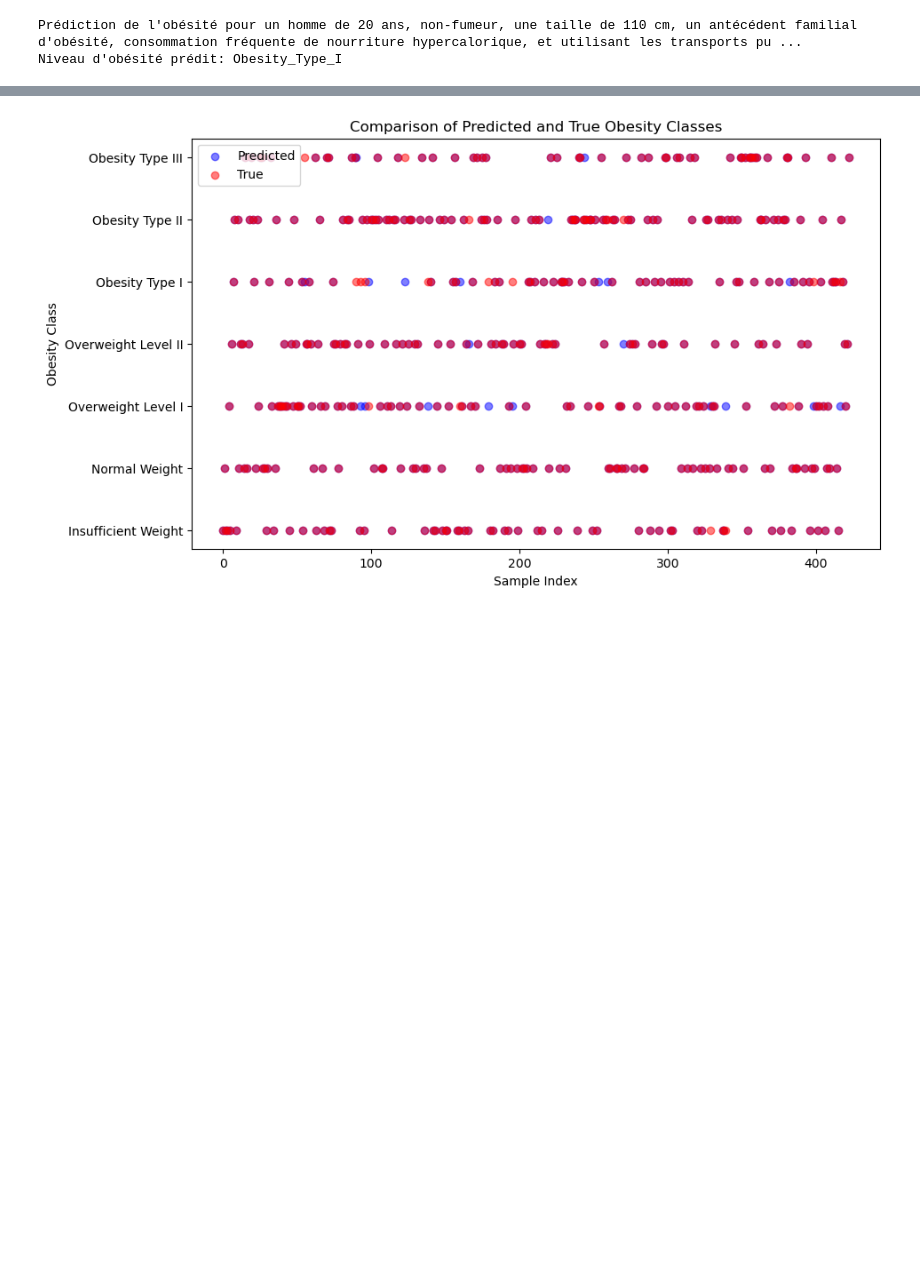
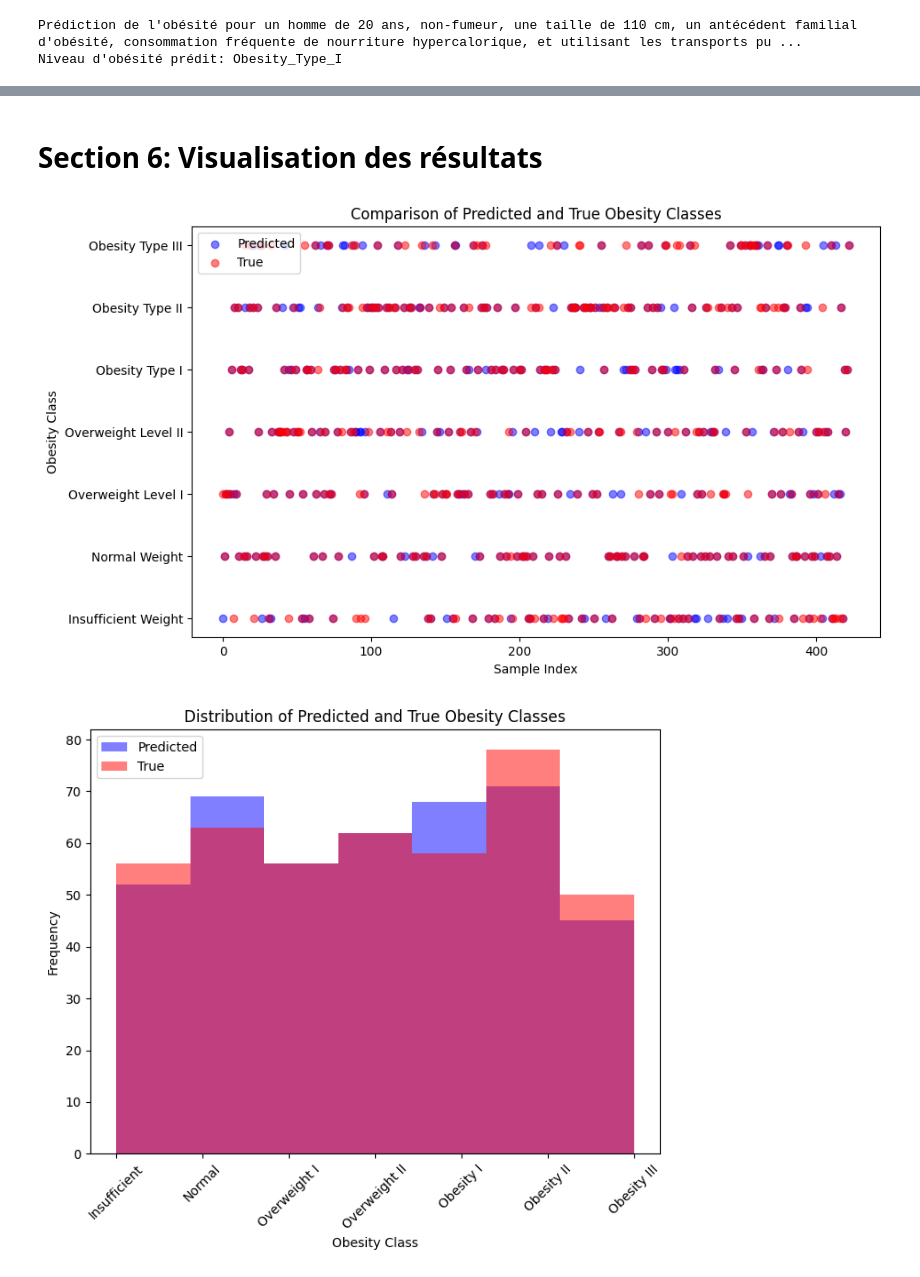
Before and after one commit to 951095/projet_mcdo, a Jupyter notebook: Obesity.ipynb, the cells around one changed output, grey strips where cells are left out. Saved outputs shown, nothing was run; the diff lists cells and outputs as text; code cells hidden in the pictures; blank space fills up the shorter version.

```diff
--- a/Obesity.ipynb
+++ b/Obesity.ipynb
@@ -254,31 +165,33 @@ ValueError: Could not interpret value `Smoke` for parameter `hue`
+# %% [markdown]
+# Section 6: Visualisation des résultats
 # %%
-import matplotlib.pyplot as plt
-import numpy as np
 
-# Créer un dictionnaire pour mapper les classes prédites et les classes réelles
+# Définir le mappage des classes pour une meilleure lisibilité
 class_mapping = {0: 'Insufficient Weight', 1: 'Normal Weight', 2: 'Overweight Level I',
                  3: 'Overweight Level II', 4: 'Obesity Type I', 5: 'Obesity Type II',
                  6: 'Obesity Type III'}
 
-# Créer une figure
+# Comparaison des classes prédites et des vraies classes
 plt.figure(figsize=(10, 6))
-
-# Plot des classes prédites
-plt.scatter(np.arange(len(y_test)), predictions, color='blue', alpha=0.5, label='Predicted')
-
-# Plot des vraies classes
+plt.scatter(np.arange(len(y_test)), best_predictions, color='blue', alpha=0.5, label='Predicted')
 plt.scatter(np.arange(len(y_test)), y_test, color='red', alpha=0.5, label='True')
-
-# Ajouter des étiquettes d'axe et une légende
 plt.xlabel('Sample Index')
 plt.ylabel('Obesity Class')
 plt.title('Comparison of Predicted and True Obesity Classes')
 plt.legend(loc='upper left')
+plt.yticks(np.arange(7), [class_mapping[i] for i in range(7)])
+plt.show()
 
-# Définir les étiquettes de classe sur l'axe y
-plt.yticks(np.arange(7), [class_mapping[i] for i in range(7)])
-
-# Afficher le graphique
+# Distribution des classes prédites et vraies
+plt.figure(figsize=(8, 6))
+plt.hist(best_predictions, bins=7, color='blue', alpha=0.5, label='Predicted')
+plt.hist(y_test, bins=7, color='red', alpha=0.5, label='True')
+plt.xlabel('Obesity Class')
+plt.ylabel('Frequency')
+plt.title('Distribution of Predicted and True Obesity Classes')
+plt.xticks(range(7), ['Insufficient', 'Normal', 'Overweight I', 'Overweight II', 'Obesity I', 'Obesity II', 'Obesity III'], rotation=45)
+plt.legend()
 plt.show()
 # %% [output]
-[figure, old version]
+[figure, new version]
+[figure, added]
```
Also changed, not shown: parts of 24 cells of this notebook, 10 other files.
